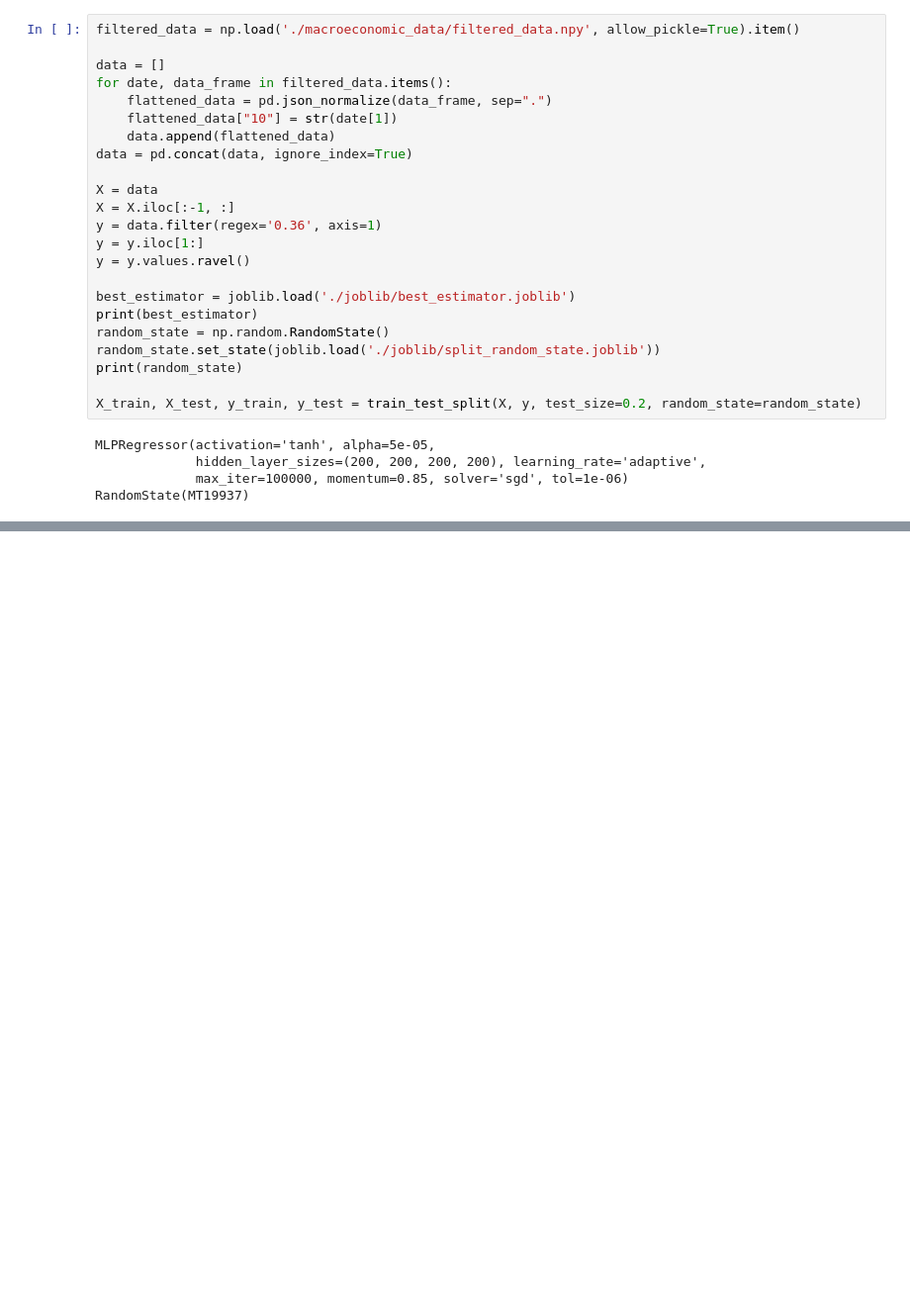
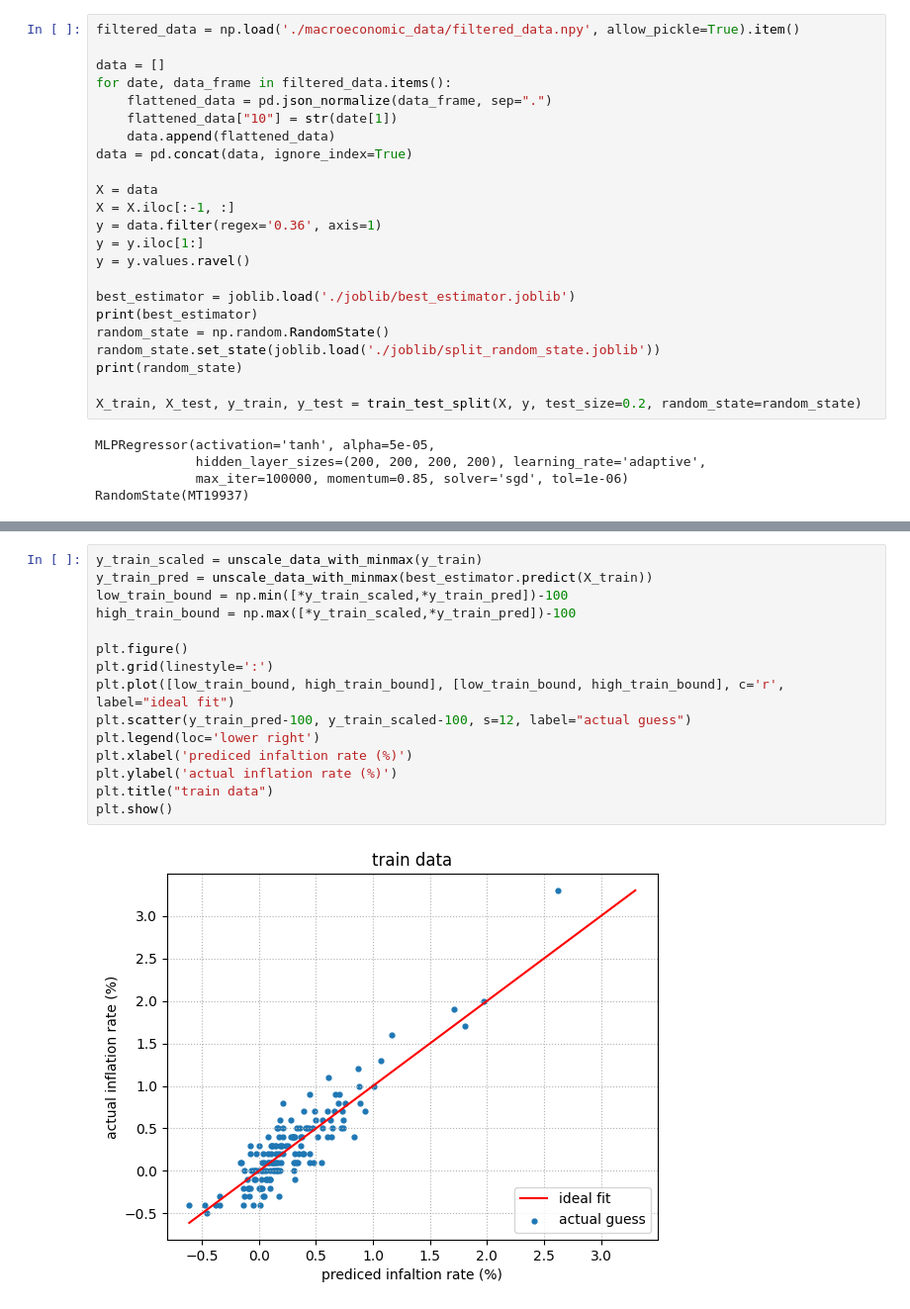
Before and after one commit to P4ndaM1x/inflation-predictor, a Jupyter notebook: model.ipynb, the cells around one changed output, grey strips where cells are left out. Shown: that part at 99% size. Drawn from its saved outputs; the diff is of its cells as text; blank space fills up the shorter version.

```diff
--- a/model.ipynb
+++ b/model.ipynb
@@ -101,0 +90,17 @@ plt.show()
+# %%
+y_train_scaled = unscale_data_with_minmax(y_train)
+y_train_pred = unscale_data_with_minmax(best_estimator.predict(X_train))
+low_train_bound = np.min([*y_train_scaled,*y_train_pred])-100
+high_train_bound = np.max([*y_train_scaled,*y_train_pred])-100
+
+plt.figure()
+plt.grid(linestyle=':')
+plt.plot([low_train_bound, high_train_bound], [low_train_bound, high_train_bound], c='r', label="ideal fit")
+plt.scatter(y_train_pred-100, y_train_scaled-100, s=12, label="actual guess")
+plt.legend(loc='lower right')
+plt.xlabel('prediced infaltion rate (%)')
+plt.ylabel('actual inflation rate (%)')
+plt.title("train data")
+plt.show()
+# %% [output]
+[figure, added]
```
Also changed, not shown: parts of 8 cells of this notebook, 2 other files.
